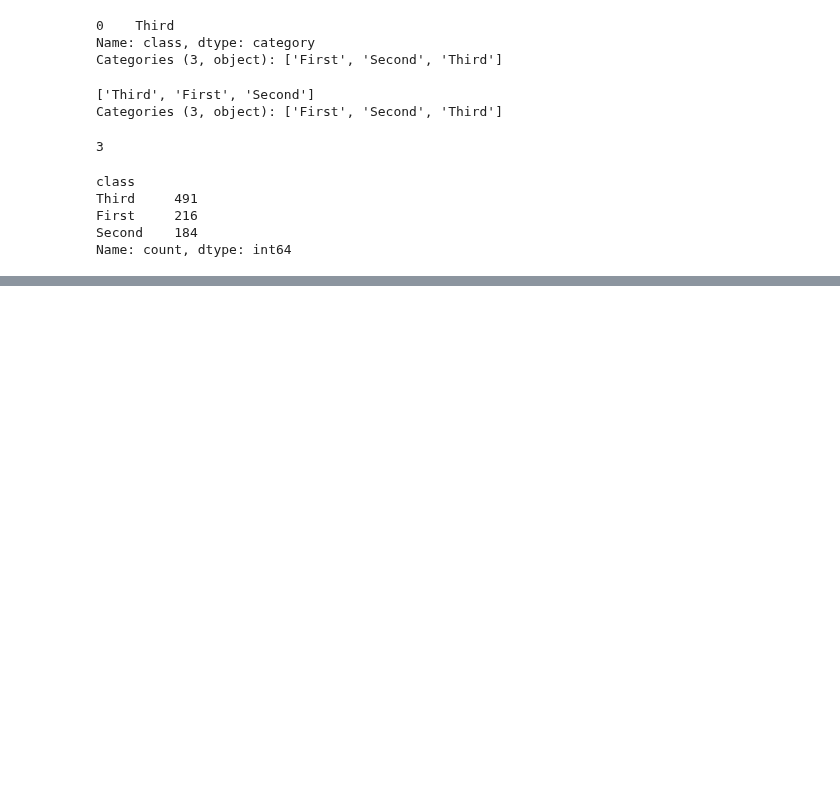
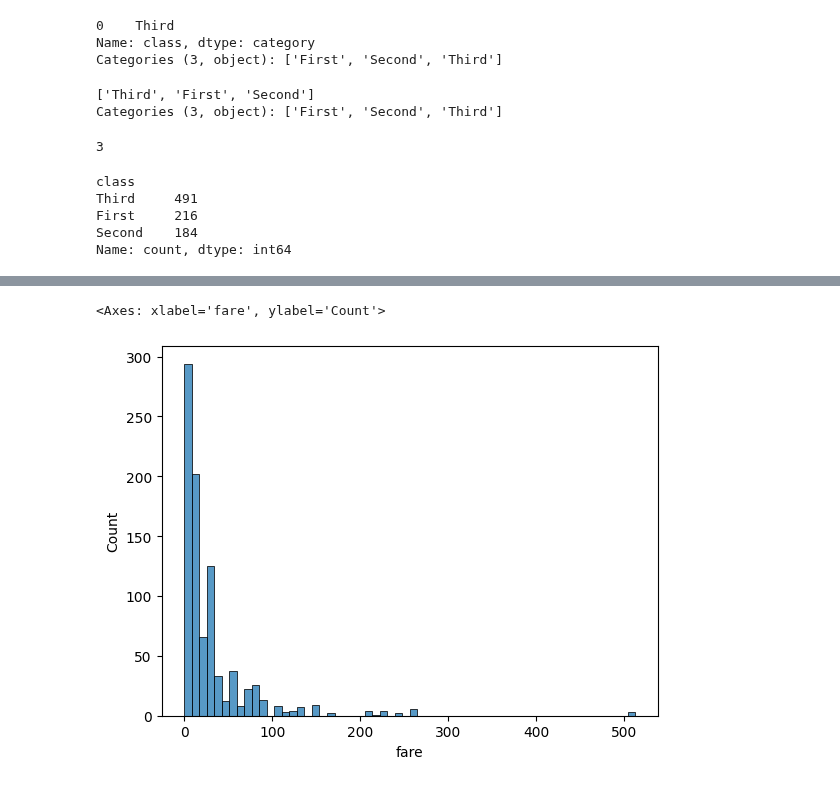
Before and after one commit to faisalramzan77/Data_Science_Course, a Jupyter notebook: 08_Statistics/01_central_tendency.ipynb, the cells around one changed output, grey strips where cells are left out. Saved outputs shown, nothing was run; the diff lists cells and outputs as text; code cells hidden in the pictures; blank space fills up the shorter version.

```diff
--- a/08_Statistics/01_central_tendency.ipynb
+++ b/08_Statistics/01_central_tendency.ipynb
@@ -104,0 +112,5 @@ Name: count, dtype: int64
+# %%
+sns.histplot(df, x='fare')
+# %% [output]
+<Axes: xlabel='fare', ylabel='Count'>
+[figure, added]
```
Also changed, not shown: parts of 4 cells of this notebook.
